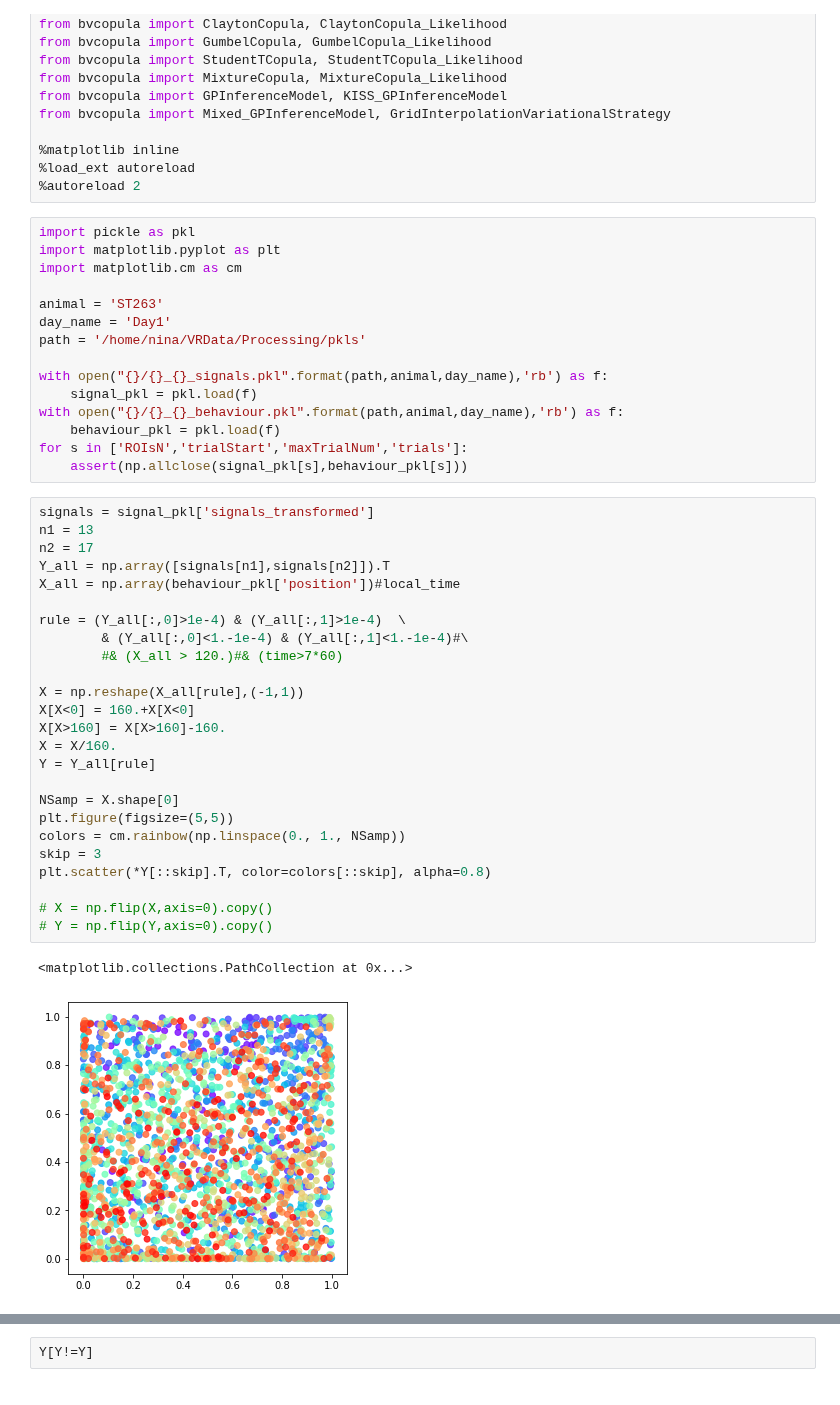
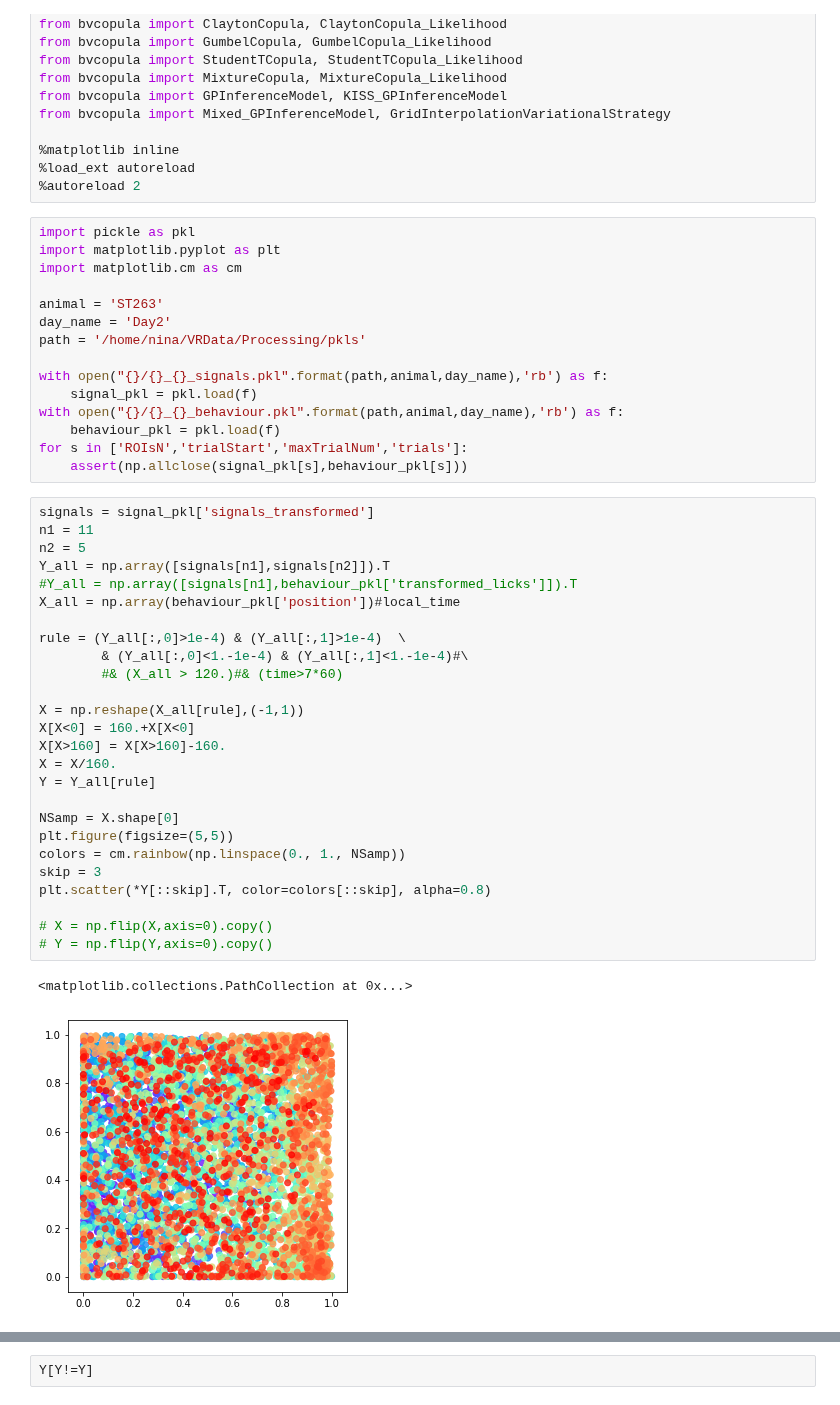
Before and after one commit to NinelK/CopulaGP, a Jupyter notebook: MultiParam_RealData.ipynb, the cells around one changed output, grey strips where cells are left out. Saved outputs shown, nothing was run; the diff lists cells and outputs as text.

```diff
--- a/MultiParam_RealData.ipynb
+++ b/MultiParam_RealData.ipynb
@@ -33,7 +33,7 @@ import matplotlib.pyplot as plt
 import matplotlib.cm as cm
 
 animal = 'ST263'
-day_name = 'Day1'
+day_name = 'Day2'
 path = '/home/nina/VRData/Processing/pkls'
 
 with open("{}/{}_{}_signals.pkl".format(path,animal,day_name),'rb') as f:
@@ -44,31 +44,32 @@ for s in ['ROIsN','trialStart','maxTrialNum','trials']:
     assert(np.allclose(signal_pkl[s],behaviour_pkl[s]))
 # %%
 signals = signal_pkl['signals_transformed']
-n1 = 13
-n2 = 17
+n1 = 11
+n2 = 5
 Y_all = np.array([signals[n1],signals[n2]]).T
+#Y_all = np.array([signals[n1],behaviour_pkl['transformed_licks']]).T
 X_all = np.array(behaviour_pkl['position'])#local_time
 
 rule = (Y_all[:,0]>1e-4) & (Y_all[:,1]>1e-4)  \
         & (Y_all[:,0]<1.-1e-4) & (Y_all[:,1]<1.-1e-4)#\
         #& (X_all > 120.)#& (time>7*60)
 
 X = np.reshape(X_all[rule],(-1,1))
 X[X<0] = 160.+X[X<0]
 X[X>160] = X[X>160]-160.
 X = X/160.
 Y = Y_all[rule]
 
 NSamp = X.shape[0]
 plt.figure(figsize=(5,5))
 colors = cm.rainbow(np.linspace(0., 1., NSamp))
 skip = 3
 plt.scatter(*Y[::skip].T, color=colors[::skip], alpha=0.8)
 
 # X = np.flip(X,axis=0).copy()
 # Y = np.flip(Y,axis=0).copy()
 # %% [output]
 <matplotlib.collections.PathCollection at 0x...>
-[figure, old version]
+[figure, new version]
 # %%
 #likelihoods = [ClaytonCopula_Likelihood(rotation='0°'),ClaytonCopula_Likelihood(rotation='180°'),GaussianCopula_Likelihood()]
```
Also changed, not shown: parts of 13 cells of this notebook, 2 other files.
